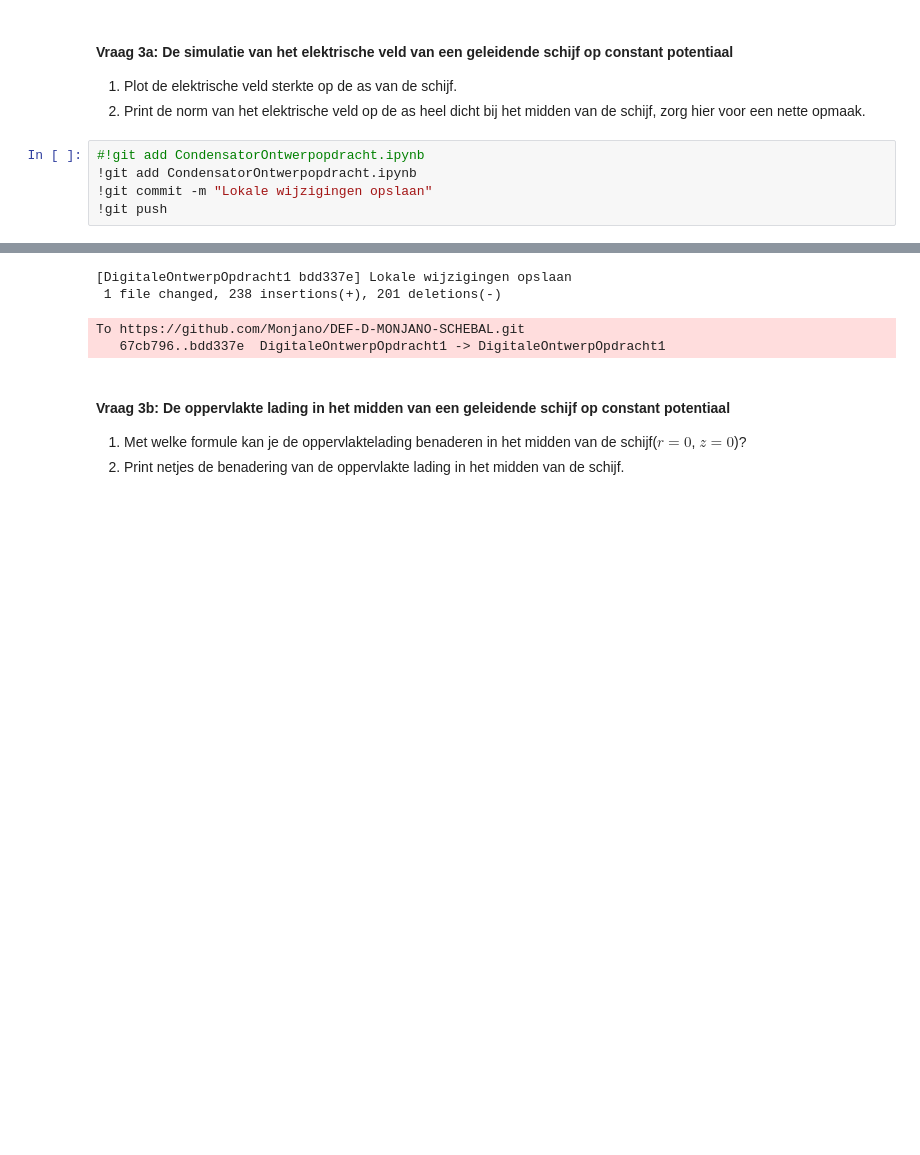
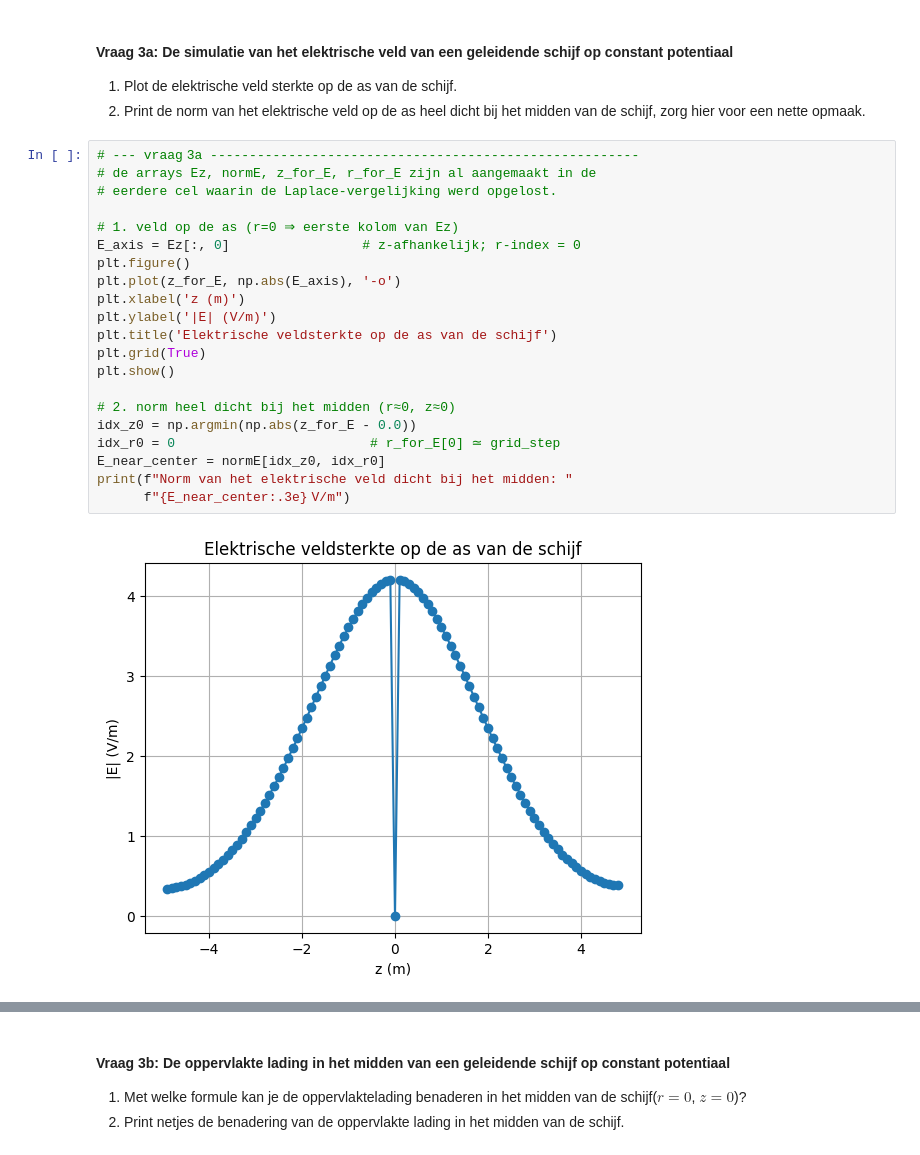
Before and after one commit to Monjano/DEF-D-MONJANO-SCHEBAL, a Jupyter notebook: DigitaleOntwerpopdrachten/1CondensatorOpdracht/CondensatorOntwerpopdracht.ipynb, the cells around one changed output, grey strips where cells are left out. Drawn from its saved outputs; the diff is of its cells as text; blank space fills up the shorter version.

Commit message:
opdracht 1 en 3 erin gezet

```diff
--- a/DigitaleOntwerpopdrachten/1CondensatorOpdracht/CondensatorOntwerpopdracht.ipynb
+++ b/DigitaleOntwerpopdrachten/1CondensatorOpdracht/CondensatorOntwerpopdracht.ipynb
@@ -383,8 +443,25 @@ plot_results_disk(Ez, Er, normE, V, r, z, grid_step, disk_radius, z_pos_disk1, z
 1. Plot de elektrische veld sterkte op de as van de schijf.
 2. Print de norm van het elektrische veld op de as heel dicht bij het midden van de schijf, zorg hier voor een nette opmaak.
 # %%
-#!git add CondensatorOntwerpopdracht.ipynb
-!git add CondensatorOntwerpopdracht.ipynb
-!git commit -m "Lokale wijzigingen opslaan"
-!git push
+# --- vraag 3a -------------------------------------------------------
+# de arrays Ez, normE, z_for_E, r_for_E zijn al aangemaakt in de
+# eerdere cel waarin de Laplace‑vergelijking werd opgelost.
+
+# 1. veld op de as (r=0 ⇒ eerste kolom van Ez)
+E_axis = Ez[:, 0]                 # z‑afhankelijk; r‑index = 0
+plt.figure()
+plt.plot(z_for_E, np.abs(E_axis), '-o')
+plt.xlabel('z (m)')
+plt.ylabel('|E| (V/m)')
+plt.title('Elektrische veldsterkte op de as van de schijf')
+plt.grid(True)
+plt.show()
+
+# 2. norm heel dicht bij het midden (r≈0, z≈0)
+idx_z0 = np.argmin(np.abs(z_for_E - 0.0))
+idx_r0 = 0                         # r_for_E[0] ≃ grid_step
+E_near_center = normE[idx_z0, idx_r0]
+print(f"Norm van het elektrische veld dicht bij het midden: "
+      f"{E_near_center:.3e} V/m")
 # %% [output]
+[figure, added]
@@ -392,7 +469,3 @@ warning: in the working copy of 'DigitaleOntwerpopdrachten/1CondensatorOpdracht/
-[DigitaleOntwerpOpdracht1 bdd337e] Lokale wijzigingen opslaan
- 1 file changed, 238 insertions(+), 201 deletions(-)
-To https://github.com/Monjano/DEF-D-MONJANO-SCHEBAL.git
-   67cb796..bdd337e  DigitaleOntwerpOpdracht1 -> DigitaleOntwerpOpdracht1
 # %% [markdown]
 #### Vraag 3b: De oppervlakte lading in het midden van een geleidende schijf op constant potentiaal
 
```
Also changed, not shown: parts of 18 cells of this notebook, 2 other files.
